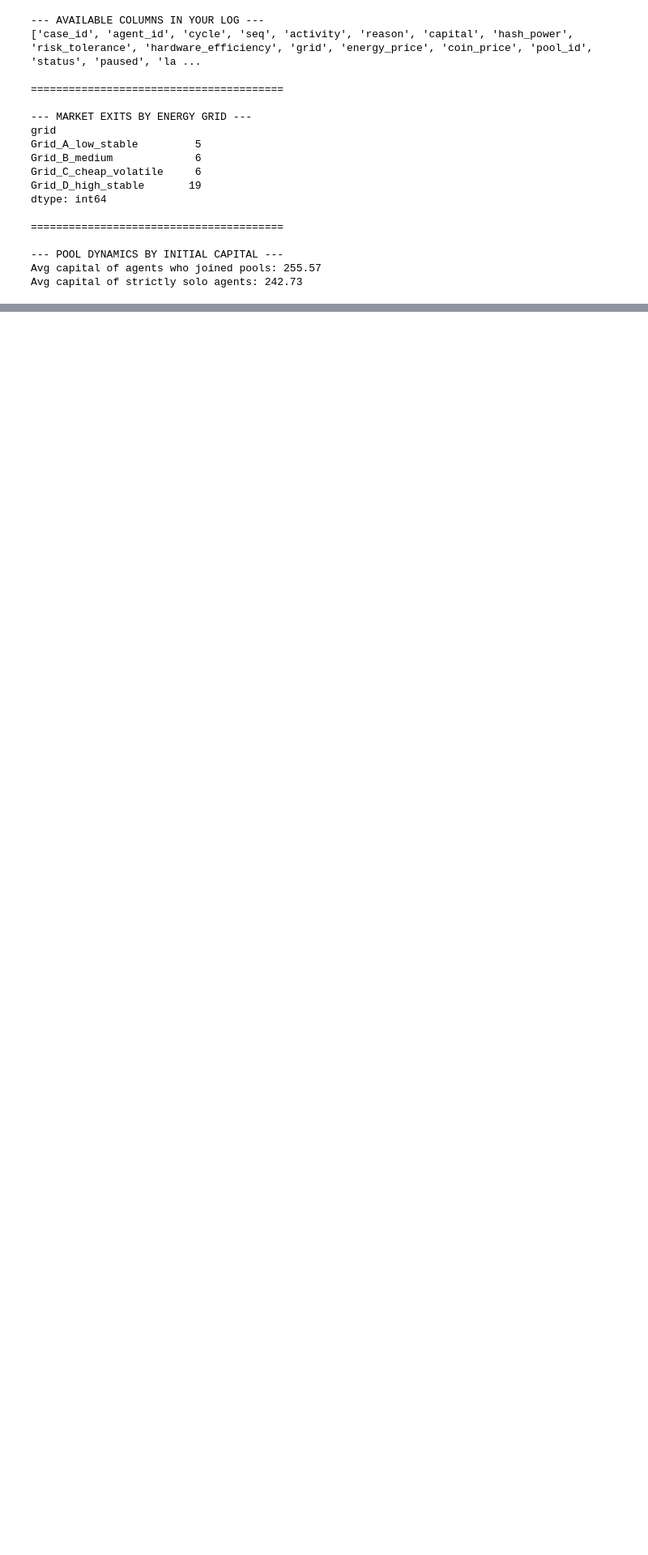
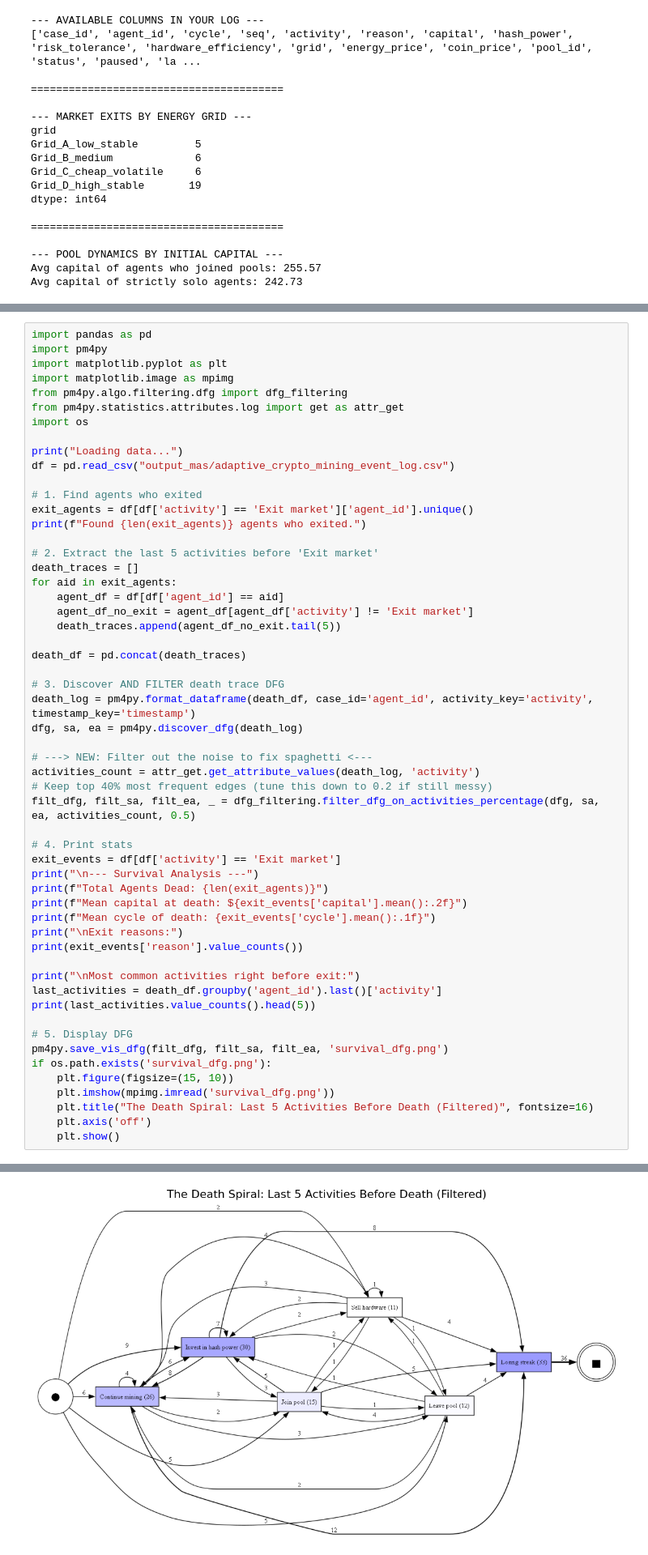
Before and after one commit to hate-bugs/ProcessMiningGroup10, a Jupyter notebook: adaptive_crypto_mining_mas_mesa_process_mining.ipynb, the cells around one changed output, grey strips where cells are left out. Shown at 81% size. Saved outputs shown, nothing was run; the diff lists cells and outputs as text; blank space fills up the shorter version.

```diff
--- a/adaptive_crypto_mining_mas_mesa_process_mining.ipynb
+++ b/adaptive_crypto_mining_mas_mesa_process_mining.ipynb
@@ -1404,0 +1486,56 @@ Displaying Tactics of the Top 10% Best Performing Agents (frequency-filtered DFG
+# %%
+import pandas as pd
+import pm4py
+import matplotlib.pyplot as plt
+import matplotlib.image as mpimg
+from pm4py.algo.filtering.dfg import dfg_filtering
+from pm4py.statistics.attributes.log import get as attr_get
+import os
+
+print("Loading data...")
+df = pd.read_csv("output_mas/adaptive_crypto_mining_event_log.csv")
+
+# 1. Find agents who exited
+exit_agents = df[df['activity'] == 'Exit market']['agent_id'].unique()
+print(f"Found {len(exit_agents)} agents who exited.")
+
+# 2. Extract the last 5 activities before 'Exit market'
+death_traces = []
+for aid in exit_agents:
+    agent_df = df[df['agent_id'] == aid]
+    agent_df_no_exit = agent_df[agent_df['activity'] != 'Exit market']
+    death_traces.append(agent_df_no_exit.tail(5))
+
+death_df = pd.concat(death_traces)
+
+# 3. Discover AND FILTER death trace DFG
+death_log = pm4py.format_dataframe(death_df, case_id='agent_id', activity_key='activity', timestamp_key='timestamp')
+dfg, sa, ea = pm4py.discover_dfg(death_log)
+
+# ---> NEW: Filter out the noise to fix spaghetti <---
+activities_count = attr_get.get_attribute_values(death_log, 'activity')
+# Keep top 40% most frequent edges (tune this down to 0.2 if still messy)
+filt_dfg, filt_sa, filt_ea, _ = dfg_filtering.filter_dfg_on_activities_percentage(dfg, sa, ea, activities_count, 0.5)
+
+# 4. Print stats
+exit_events = df[df['activity'] == 'Exit market']
+print("\n--- Survival Analysis ---")
+print(f"Total Agents Dead: {len(exit_agents)}")
+print(f"Mean capital at death: ${exit_events['capital'].mean():.2f}")
+print(f"Mean cycle of death: {exit_events['cycle'].mean():.1f}")
+print("\nExit reasons:")
+print(exit_events['reason'].value_counts())
+
+print("\nMost common activities right before exit:")
+last_activities = death_df.groupby('agent_id').last()['activity']
+print(last_activities.value_counts().head(5))
+
+# 5. Display DFG
+pm4py.save_vis_dfg(filt_dfg, filt_sa, filt_ea, 'survival_dfg.png')
+if os.path.exists('survival_dfg.png'):
+    plt.figure(figsize=(15, 10))
+    plt.imshow(mpimg.imread('survival_dfg.png'))
+    plt.title("The Death Spiral: Last 5 Activities Before Death (Filtered)", fontsize=16)
+    plt.axis('off')
+    plt.show()
+# %% [output]
@@ -1404,0 +1560 @@ Displaying Tactics of the Top 10% Best Performing Agents (frequency-filtered DFG
+[figure, added]
```
Also changed, not shown: parts of 8 cells of this notebook.
